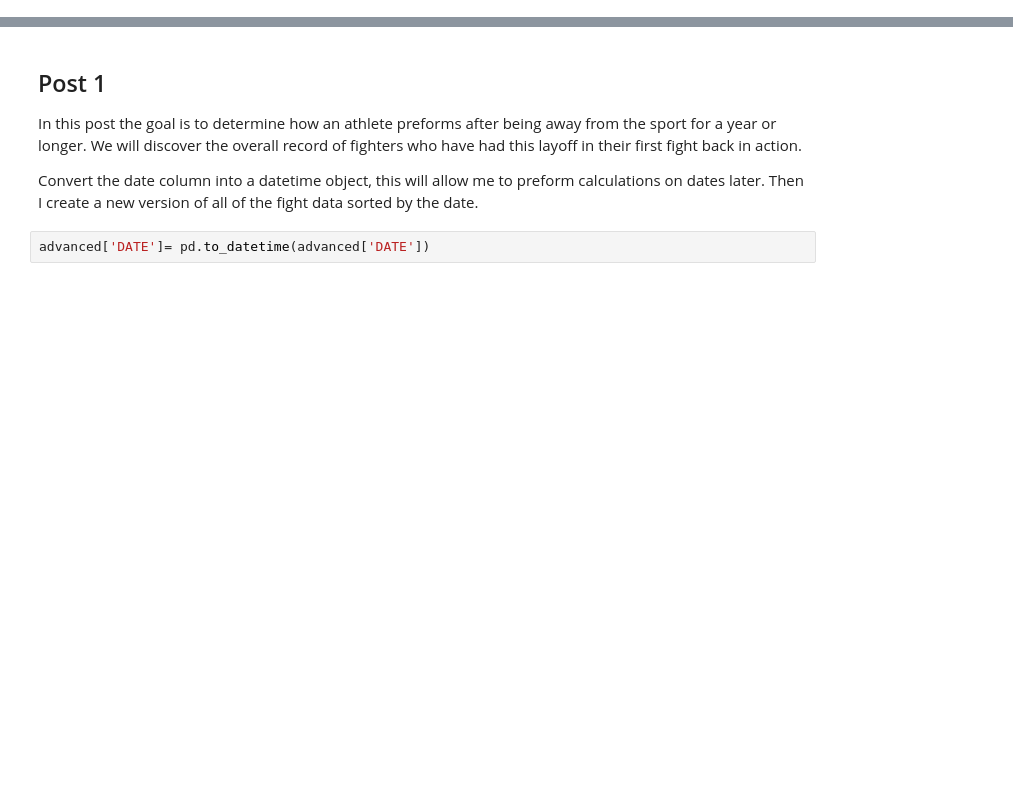
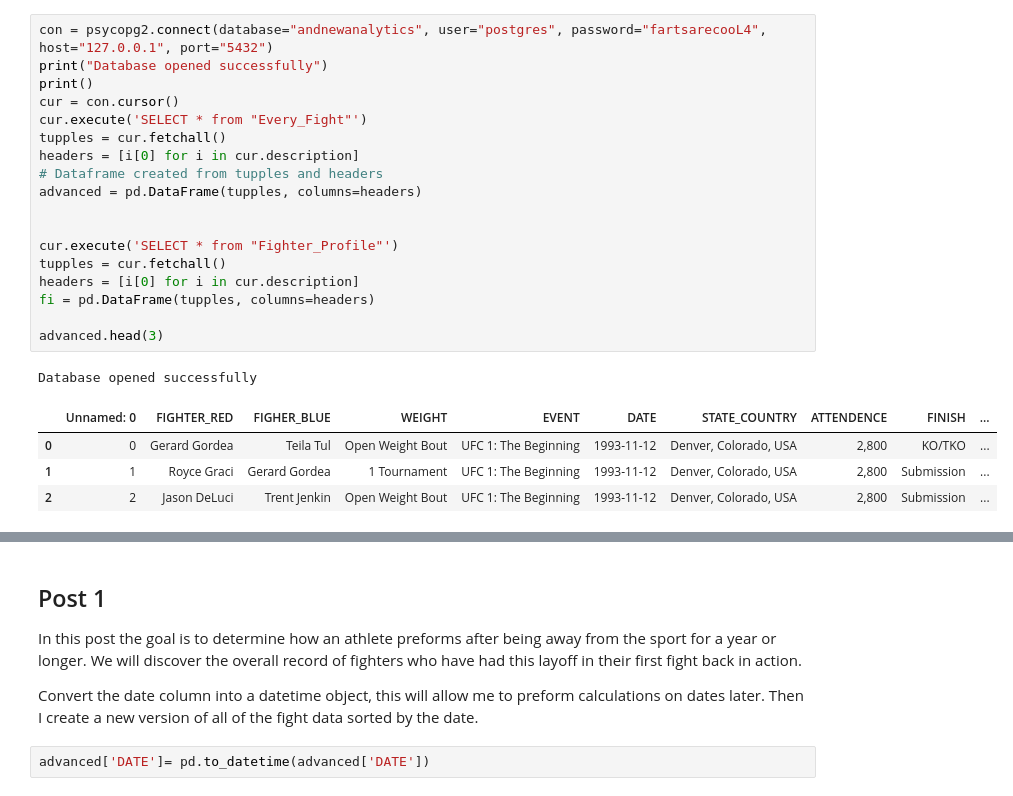
Before and after one commit to brock-r/BR-Portfolio, a Jupyter notebook: AndNewAnalytics/Data Creation (web scraping and more)/Example Week.ipynb, the cells around one changed output, grey strips where cells are left out. Cells and saved outputs as stored; diff of their text form; blank space fills up the shorter version.

```diff
--- a/AndNewAnalytics/Data Creation (web scraping and more)/Example Week.ipynb
+++ b/AndNewAnalytics/Data Creation (web scraping and more)/Example Week.ipynb
@@ -31,3 +20,27 @@ advanced.head(3)
+# %%
+con = psycopg2.connect(database="andnewanalytics", user="postgres", password="fartsarecooL4", host="127.0.0.1", port="5432")
+print("Database opened successfully")
+print()
+cur = con.cursor()
+cur.execute('SELECT * from "Every_Fight"')
+tupples = cur.fetchall()
+headers = [i[0] for i in cur.description]
+# Dataframe created from tupples and headers
+advanced = pd.DataFrame(tupples, columns=headers)
+
+
+cur.execute('SELECT * from "Fighter_Profile"')
+tupples = cur.fetchall()
+headers = [i[0] for i in cur.description]
+fi = pd.DataFrame(tupples, columns=headers)
+
+advanced.head(3)
+# %% [output]
+Database opened successfully
+|  | Unnamed: 0 | FIGHTER_RED | FIGHER_BLUE | WEIGHT | EVENT | DATE | STATE_COUNTRY | ATTENDENCE | FINISH | ... |
+| 0 | 0 | Gerard Gordea | Teila Tul | Open Weight Bout | UFC 1: The Beginning | 1993-11-12 | Denver, Colorado, USA | 2,800 | KO/TKO | ... |
+| 1 | 1 | Royce Graci | Gerard Gordea | 1 Tournament | UFC 1: The Beginning | 1993-11-12 | Denver, Colorado, USA | 2,800 | Submission | ... |
+| 2 | 2 | Jason DeLuci | Trent Jenkin | Open Weight Bout | UFC 1: The Beginning | 1993-11-12 | Denver, Colorado, USA | 2,800 | Submission | ... |
 # %%
 fi = fi.iloc[:,2:]
 fi.head(3)
```
Also changed, not shown: parts of 3 cells of this notebook.
